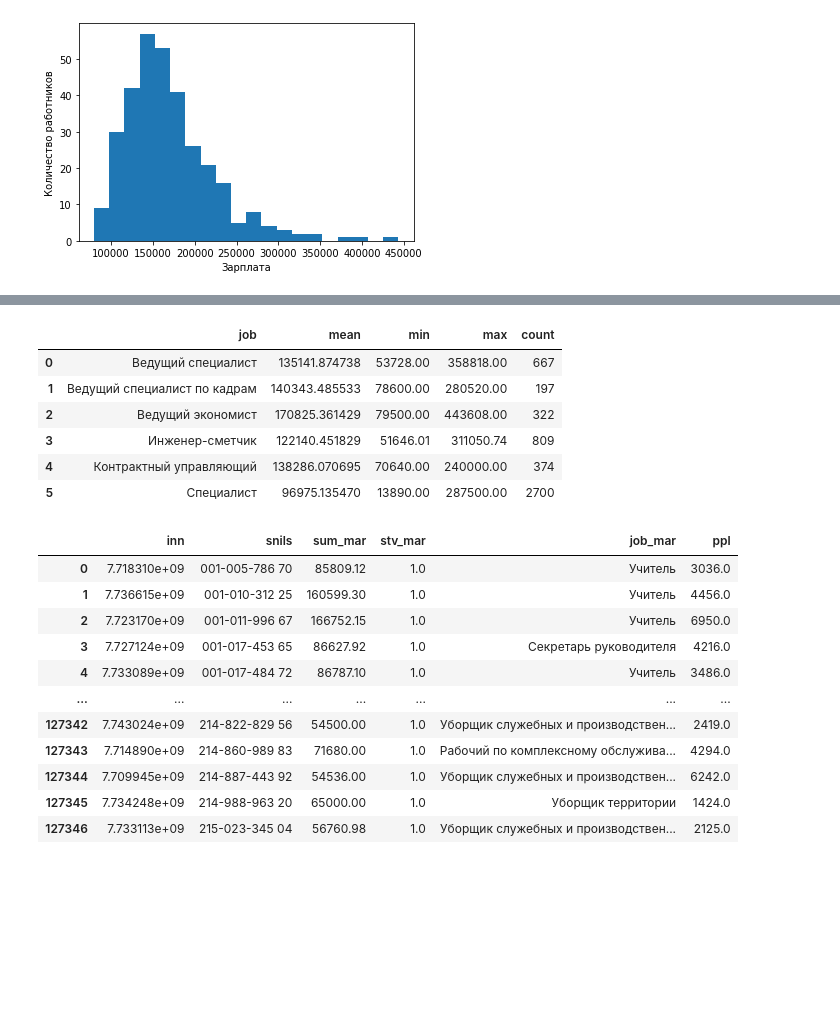
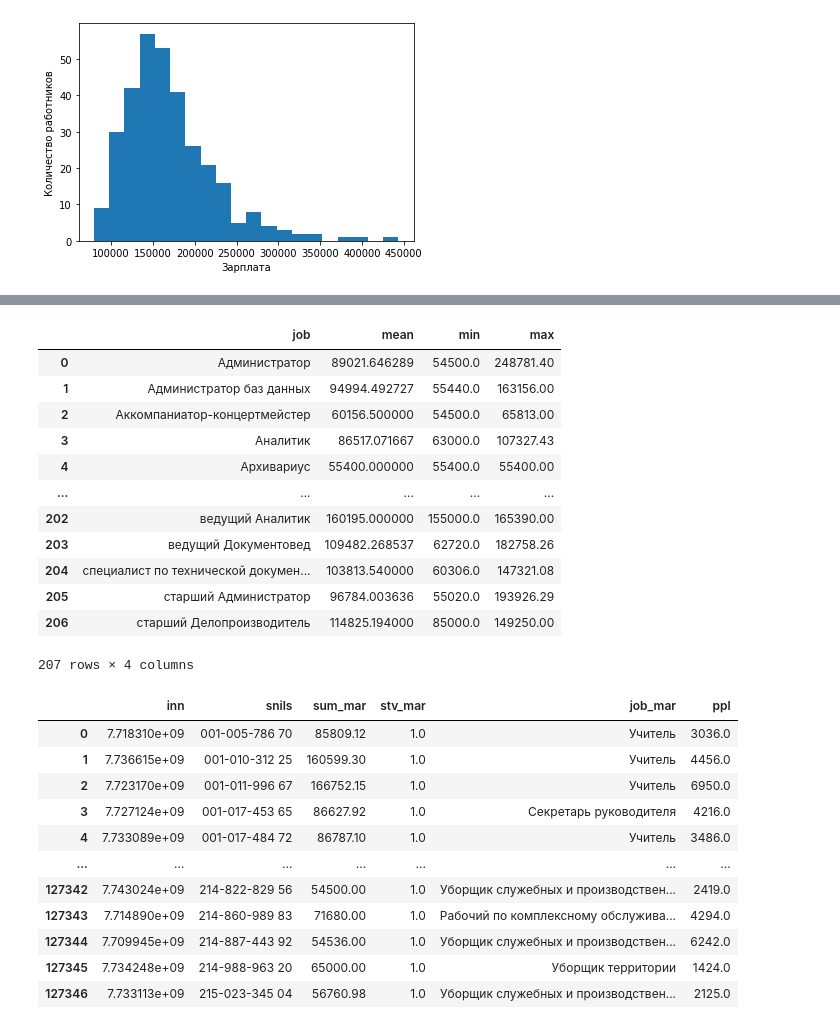
Before and after one commit to Mr-Maxraw/cfo-parser, a Jupyter notebook: counting/200+_check_mar.ipynb, the cells around one changed output, grey strips where cells are left out. Cells and saved outputs as stored; diff of their text form; code cells hidden in the pictures; blank space fills up the shorter version.

```diff
--- a/counting/200+_check_mar.ipynb
+++ b/counting/200+_check_mar.ipynb
@@ -415,23 +449,31 @@ a
 # %%
-szp = for_szp[['job_mar', 'sum_mar']][for_szp.job_mar.isin(jobs_intrest_v2)].groupby('job_mar').mean().reset_index()
+szp = for_szp[for_szp.inn.isin(gku_inn) == False][['job_mar', 'sum_mar']].groupby('job_mar').mean().reset_index()
 # %%
-szp_max = for_szp[['job_mar', 'sum_mar']][for_szp.job_mar.isin(jobs_intrest_v2)].groupby('job_mar').max().reset_index()
+szp_max = for_szp[for_szp.inn.isin(gku_inn) == False][['job_mar', 'sum_mar']].groupby('job_mar').max().reset_index()
 # %%
-szp_min = for_szp[['job_mar', 'sum_mar']][for_szp.job_mar.isin(jobs_intrest_v2)].groupby('job_mar').min().reset_index()
+szp_min = for_szp[for_szp.inn.isin(gku_inn) == False][['job_mar', 'sum_mar']].groupby('job_mar').min().reset_index()
 # %%
 szp = pd.merge(szp, szp_min, how='left', on='job_mar')
 # %%
 szp = pd.merge(szp, szp_max, how='left', on='job_mar')
 # %%
 szp = szp.rename(columns={'job_mar':'job', 'sum_mar':'max', 'sum_mar_x':'mean', 'sum_mar_y':'min'})
+# %%
+szp
+# %% [output]
+|  | job | mean | min | max |
+| 0 | Администратор | 89021.646289 | 54500.0 | 248781.40 |
+| 1 | Администратор баз данных | 94994.492727 | 55440.0 | 163156.00 |
+| 2 | Аккомпаниатор-концертмейстер | 60156.500000 | 54500.0 | 65813.00 |
+| 3 | Аналитик | 86517.071667 | 63000.0 | 107327.43 |
+| 4 | Архивариус | 55400.000000 | 55400.0 | 55400.00 |
+| ... | ... | ... | ... | ... |
+| 202 | ведущий Аналитик | 160195.000000 | 155000.0 | 165390.00 |
+| 203 | ведущий Документовед | 109482.268537 | 62720.0 | 182758.26 |
+| 204 | специалист по технической докумен... | 103813.540000 | 60306.0 | 147321.08 |
+| 205 | старший Администратор | 96784.003636 | 55020.0 | 193926.29 |
+| 206 | старший Делопроизводитель | 114825.194000 | 85000.0 | 149250.00 |
+207 rows × 4 columns
 # %%
-pd.merge(szp, for_szp[['job_mar', 'sum_mar']][for_szp.job_mar.isin(jobs_intrest_v2)].groupby('job_mar').count().reset_index(), how='left', left_on='job', right_on='job_mar').drop(columns=['job_mar']).rename(columns={'sum_mar':'count'})
+szp = pd.merge(szp, for_szp[['job_mar', 'sum_mar']].groupby('job_mar').count().reset_index(), how='left', left_on='job', right_on='job_mar').drop(columns=['job_mar']).rename(columns={'sum_mar':'count'})
-# %% [output]
-|  | job | mean | min | max | count |
-| 0 | Ведущий специалист | 135141.874738 | 53728.00 | 358818.00 | 667 |
-| 1 | Ведущий специалист по кадрам | 140343.485533 | 78600.00 | 280520.00 | 197 |
-| 2 | Ведущий экономист | 170825.361429 | 79500.00 | 443608.00 | 322 |
-| 3 | Инженер-сметчик | 122140.451829 | 51646.01 | 311050.74 | 809 |
-| 4 | Контрактный управляющий | 138286.070695 | 70640.00 | 240000.00 | 374 |
-| 5 | Специалист | 96975.135470 | 13890.00 | 287500.00 | 2700 |
 # %%
```
Also changed, not shown: parts of 4 cells of this notebook, 3 other files.
